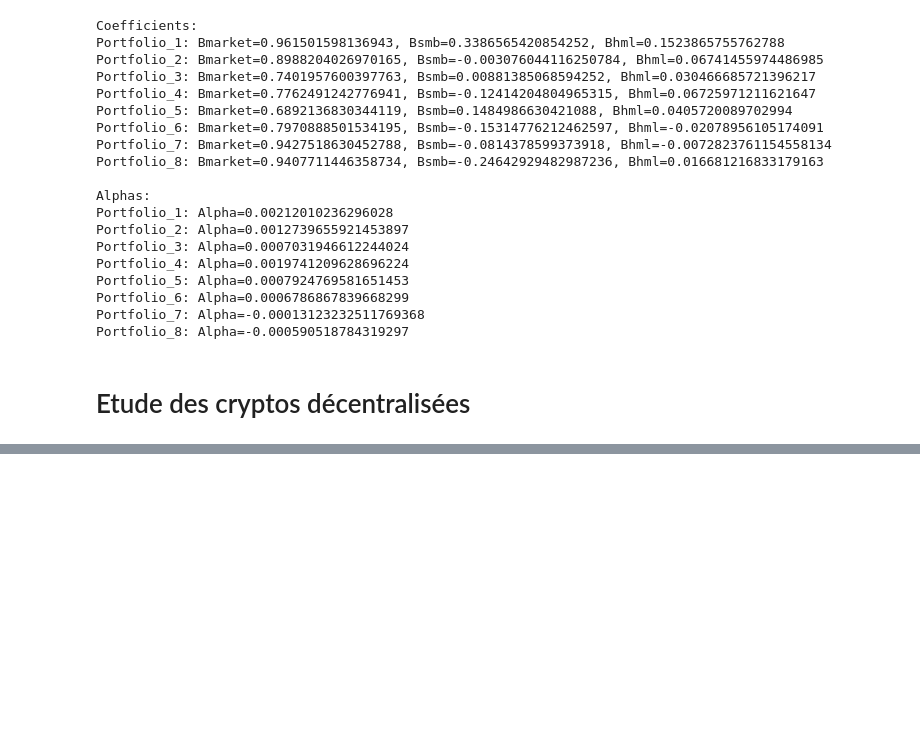
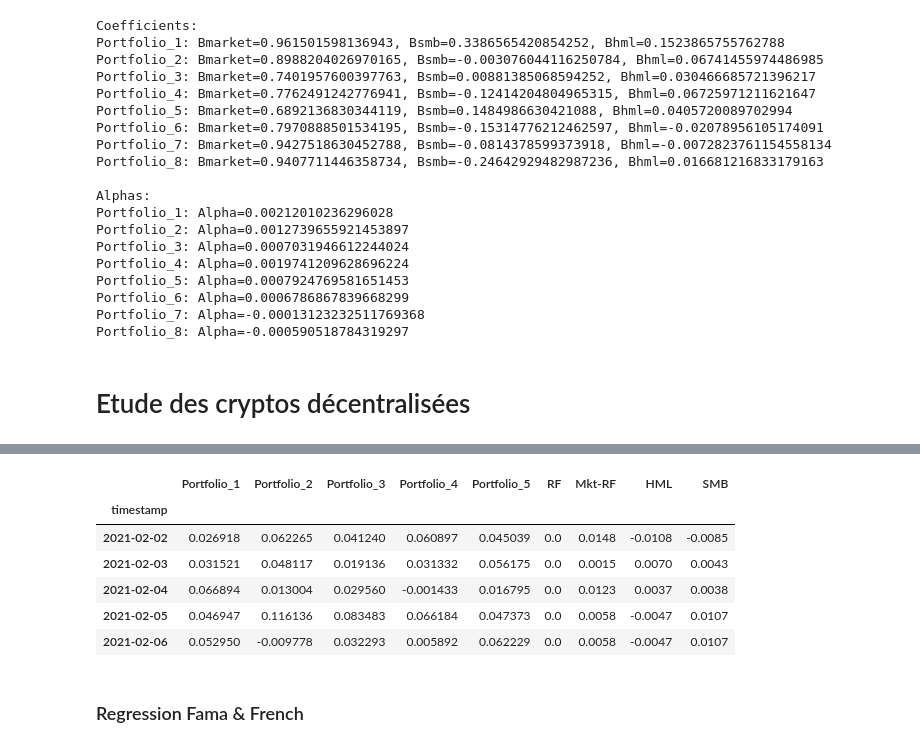
Before and after one commit to meretaensimag/new_momentum, a Jupyter notebook: final_notebook.ipynb, the cells around one changed output, grey strips where cells are left out. Cells and saved outputs as stored; diff of their text form; code cells hidden in the pictures; blank space fills up the shorter version.

```diff
--- a/final_notebook.ipynb
+++ b/final_notebook.ipynb
@@ -1131,0 +1165,13 @@ NameError: name 'get_portfolio_compo' is not defined
+# %%
+first_date = data_factors['timestamp'].min()
+last_date = portfolio_daily_returns_decentralized.index.max()
+
+all_dates = pd.date_range(start=first_date, end=last_date, freq='D')
+rf_df = pd.DataFrame({'timestamp': all_dates}).merge(data_factors[['timestamp', 'RF']], on='timestamp', how='left')
+rf_df['RF'].fillna(method='ffill', inplace=True)
+rf_df['RF'] = rf_df['RF'].str.replace(',', '.').astype(float)/100
+
+merged_decentralized = portfolio_daily_returns_decentralized.merge(rf_df, left_index=True, right_on='timestamp', how='left').set_index('timestamp')
+merged_decentralized = merged_decentralized.loc[rebalancing_dates[0]:]
+merged_decentralized = merged_decentralized.iloc[1:]
+variance_merged_decentralized = merged_decentralized.std()
@@ -1131,0 +1224,5 @@ NameError: name 'get_portfolio_compo' is not defined
+# %%
+portfolio_names = ['Portfolio_1', 'Portfolio_2', 'Portfolio_3', 'Portfolio_4', 'Portfolio_5']
+
+for portfolio in portfolio_names:
+    merged_decentralized[portfolio] -= merged_decentralized['RF']
@@ -1131,0 +1320,23 @@ NameError: name 'get_portfolio_compo' is not defined
+# %%
+fm_decentralized = pd.DataFrame({'timestamp': all_dates}).merge(data_factors[['timestamp', 'Mkt-RF','HML','SMB']], on='timestamp', how='left')
+
+fm_decentralized['Mkt-RF'].fillna(method='ffill', inplace=True)
+fm_decentralized['Mkt-RF'] = fm_decentralized['Mkt-RF'].str.replace(',', '.').astype(float)/100
+fm_decentralized['HML'].fillna(method='ffill', inplace=True)
+fm_decentralized['HML'] = fm_decentralized['HML'].str.replace(',', '.').astype(float)/100
+fm_decentralized['SMB'].fillna(method='ffill', inplace=True)
+fm_decentralized['SMB'] = fm_decentralized['SMB'].str.replace(',', '.').astype(float)/100
+
+fm_decentralized = merged_decentralized.merge(fm_decentralized, left_index=True, right_on='timestamp', how='left').set_index('timestamp')
+fm_decentralized = fm_decentralized.loc[rebalancing_dates[0]:]
+fm_decentralized.head()
+# %% [output]
+|  | Portfolio_1 | Portfolio_2 | Portfolio_3 | Portfolio_4 | Portfolio_5 | RF | Mkt-RF | HML | SMB |
+| timestamp |  |  |  |  |  |  |  |  |  |
+| 2021-02-02 | 0.026918 | 0.062265 | 0.041240 | 0.060897 | 0.045039 | 0.0 | 0.0148 | -0.0108 | -0.0085 |
+| 2021-02-03 | 0.031521 | 0.048117 | 0.019136 | 0.031332 | 0.056175 | 0.0 | 0.0015 | 0.0070 | 0.0043 |
+| 2021-02-04 | 0.066894 | 0.013004 | 0.029560 | -0.001433 | 0.016795 | 0.0 | 0.0123 | 0.0037 | 0.0038 |
+| 2021-02-05 | 0.046947 | 0.116136 | 0.083483 | 0.066184 | 0.047373 | 0.0 | 0.0058 | -0.0047 | 0.0107 |
+| 2021-02-06 | 0.052950 | -0.009778 | 0.032293 | 0.005892 | 0.062229 | 0.0 | 0.0058 | -0.0047 | 0.0107 |
+# %% [markdown]
+### Regression Fama & French
```
Also changed, not shown: parts of 18 cells of this notebook.
